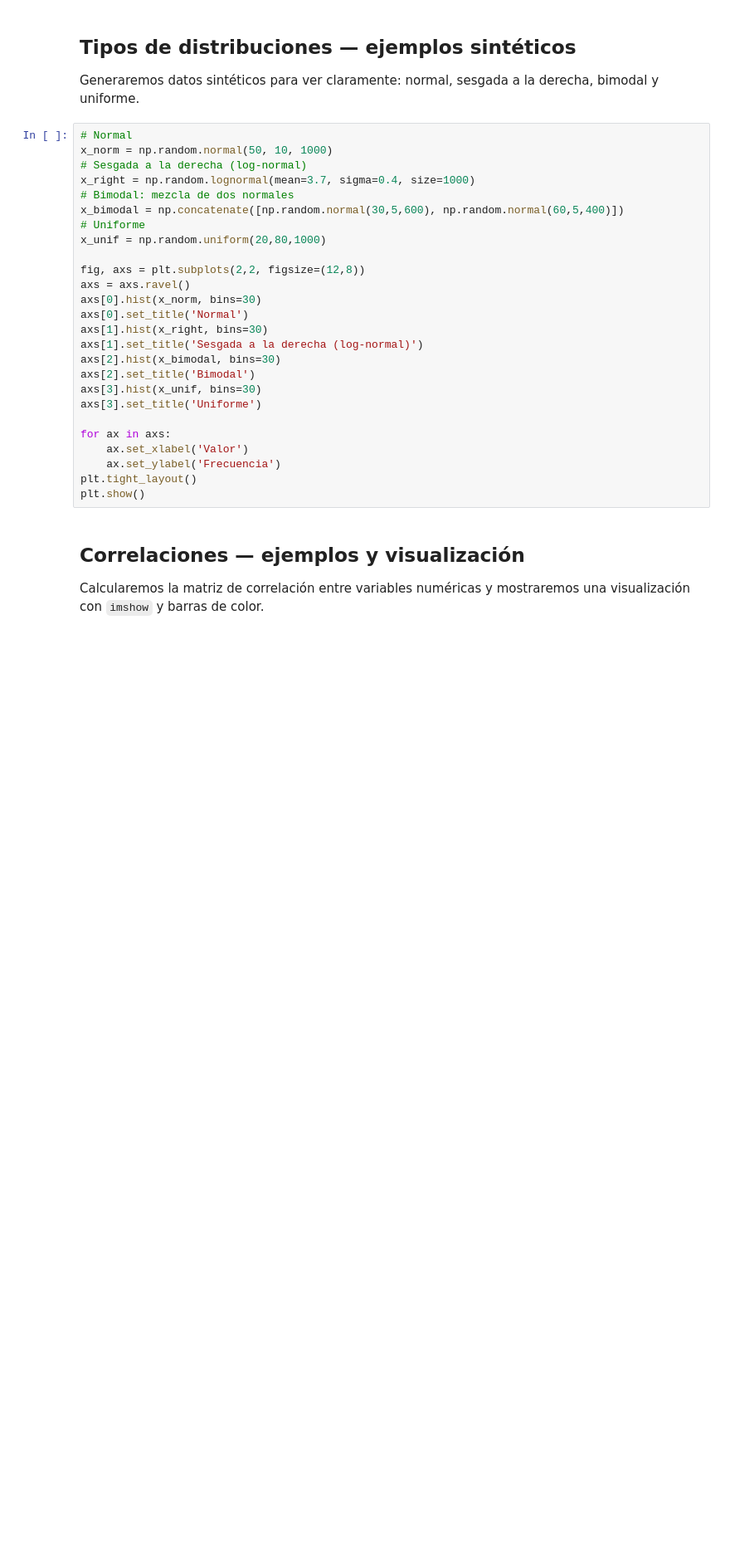
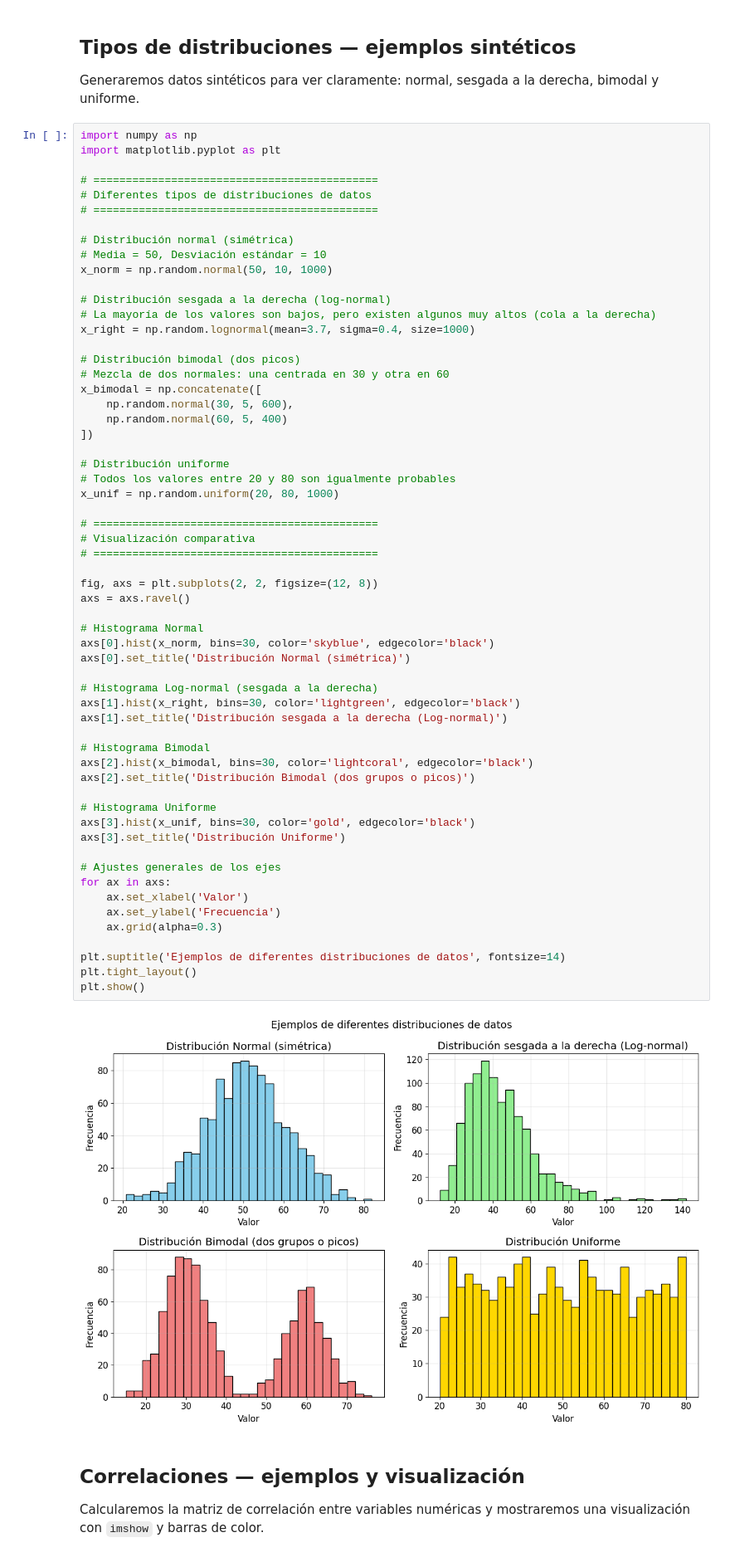
Before and after one commit to AlexEspinosa98/guayerd_class, a Jupyter notebook: clase_7/Clase7_Fundamentos_IA_Estadistica.ipynb, the cells around one changed output. Shown at 83% size. Cells and saved outputs as stored; diff of their text form; blank space fills up the shorter version.

```diff
--- a/clase_7/Clase7_Fundamentos_IA_Estadistica.ipynb
+++ b/clase_7/Clase7_Fundamentos_IA_Estadistica.ipynb
@@ -110,31 +420,66 @@ q1, q2, q3, percentiles
 ## Tipos de distribuciones — ejemplos sintéticos
 Generaremos datos sintéticos para ver claramente: normal, sesgada a la derecha, bimodal y uniforme.
 # %%
-# Normal
+import numpy as np
+import matplotlib.pyplot as plt
+
+# ============================================
+# Diferentes tipos de distribuciones de datos
+# ============================================
+
+# Distribución normal (simétrica)
+# Media = 50, Desviación estándar = 10
 x_norm = np.random.normal(50, 10, 1000)
-# Sesgada a la derecha (log-normal)
+
+# Distribución sesgada a la derecha (log-normal)
+# La mayoría de los valores son bajos, pero existen algunos muy altos (cola a la derecha)
 x_right = np.random.lognormal(mean=3.7, sigma=0.4, size=1000)
-# Bimodal: mezcla de dos normales
-x_bimodal = np.concatenate([np.random.normal(30,5,600), np.random.normal(60,5,400)])
-# Uniforme
-x_unif = np.random.uniform(20,80,1000)
 
-fig, axs = plt.subplots(2,2, figsize=(12,8))
+# Distribución bimodal (dos picos)
+# Mezcla de dos normales: una centrada en 30 y otra en 60
+x_bimodal = np.concatenate([
+    np.random.normal(30, 5, 600),
+    np.random.normal(60, 5, 400)
+])
+
+# Distribución uniforme
+# Todos los valores entre 20 y 80 son igualmente probables
+x_unif = np.random.uniform(20, 80, 1000)
+
+# ============================================
+# Visualización comparativa
+# ============================================
+
+fig, axs = plt.subplots(2, 2, figsize=(12, 8))
 axs = axs.ravel()
-axs[0].hist(x_norm, bins=30)
-axs[0].set_title('Normal')
-axs[1].hist(x_right, bins=30)
-axs[1].set_title('Sesgada a la derecha (log-normal)')
-axs[2].hist(x_bimodal, bins=30)
-axs[2].set_title('Bimodal')
-axs[3].hist(x_unif, bins=30)
-axs[3].set_title('Uniforme')
 
+# Histograma Normal
+axs[0].hist(x_norm, bins=30, color='skyblue', edgecolor='black')
+axs[0].set_title('Distribución Normal (simétrica)')
+
+# Histograma Log-normal (sesgada a la derecha)
+axs[1].hist(x_right, bins=30, color='lightgreen', edgecolor='black')
+axs[1].set_title('Distribución sesgada a la derecha (Log-normal)')
+
+# Histograma Bimodal
+axs[2].hist(x_bimodal, bins=30, color='lightcoral', edgecolor='black')
+axs[2].set_title('Distribución Bimodal (dos grupos o picos)')
+
+# Histograma Uniforme
+axs[3].hist(x_unif, bins=30, color='gold', edgecolor='black')
+axs[3].set_title('Distribución Uniforme')
+
+# Ajustes generales de los ejes
 for ax in axs:
     ax.set_xlabel('Valor')
     ax.set_ylabel('Frecuencia')
+    ax.grid(alpha=0.3)
+
+plt.suptitle('Ejemplos de diferentes distribuciones de datos', fontsize=14)
 plt.tight_layout()
 plt.show()
+# %% [output]
+[figure, added]
 # %% [markdown]
 ## Correlaciones — ejemplos y visualización
 Calcularemos la matriz de correlación entre variables numéricas y mostraremos una visualización con `imshow` y barras de color.
```
Also changed, not shown: parts of 18 cells of this notebook.
